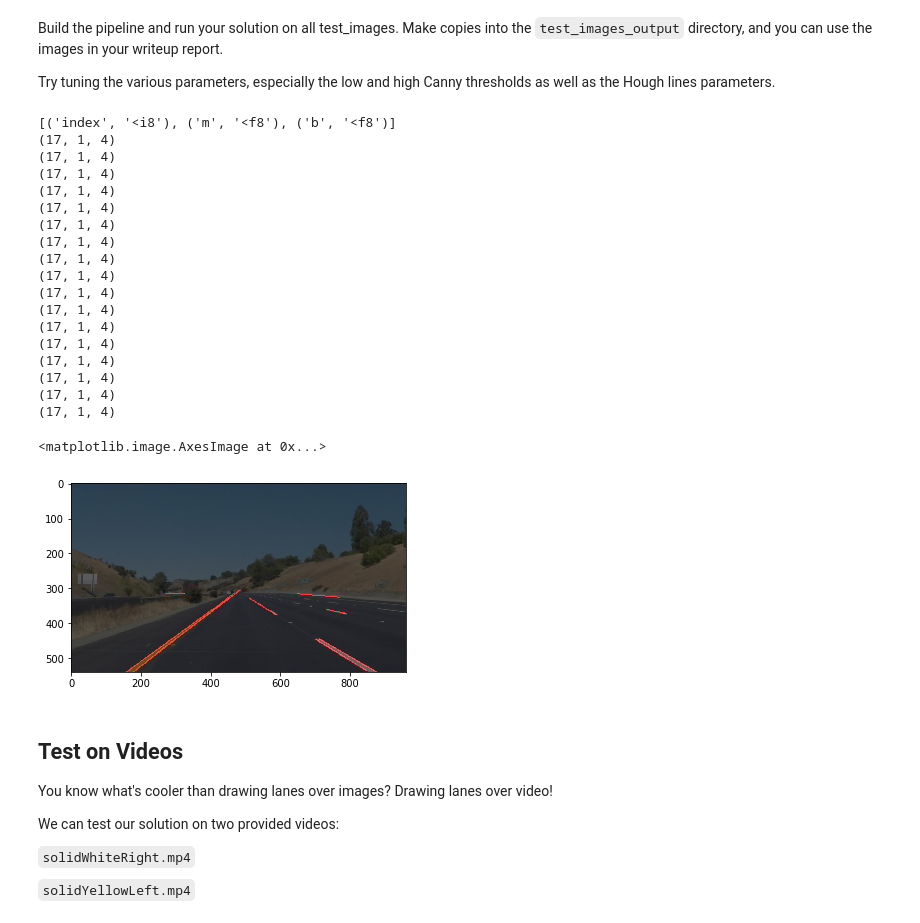
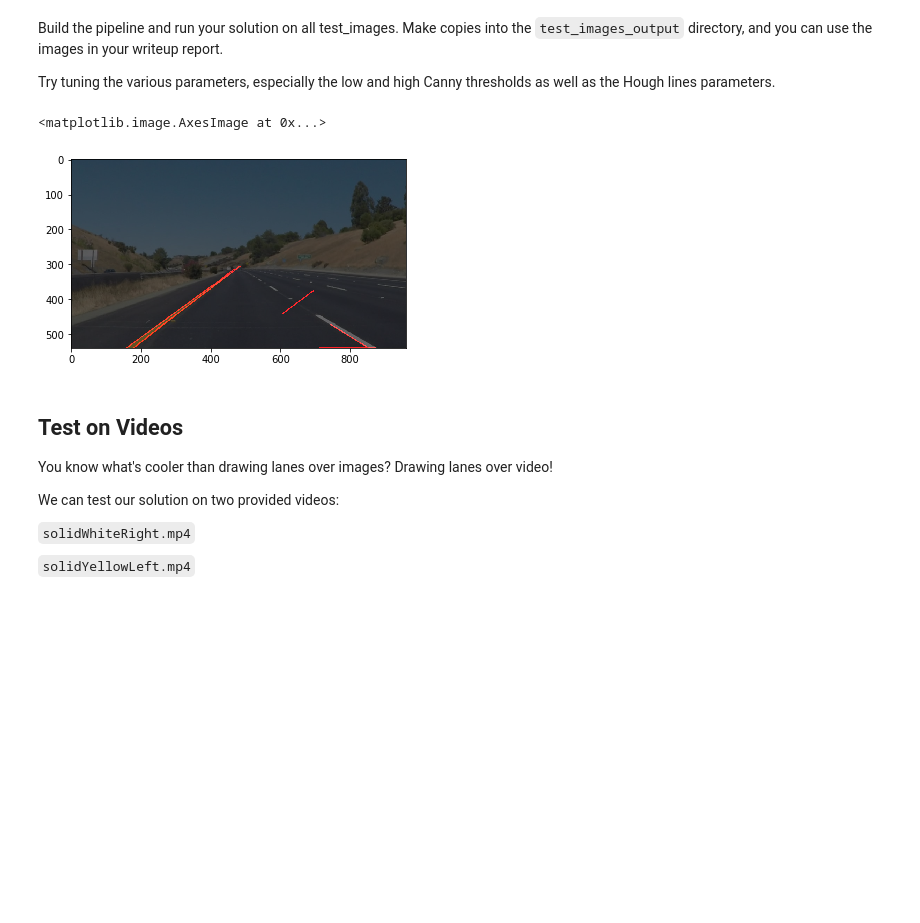
Before and after one commit to manuzagra/finding-lane-lines, a Jupyter notebook: P1.ipynb, the cells around one changed output. Saved outputs shown, nothing was run; the diff lists cells and outputs as text; code cells hidden in the pictures; blank space fills up the shorter version.

Commit message:
merging lines, but not really well

```diff
--- a/P1.ipynb
+++ b/P1.ipynb
@@ -196 +282,37 @@ Try tuning the various parameters, especially the low and high Canny thresholds
+# %%
+def filter_lines(lines_p):
+    """
+    `lines` should be the output of a HoughLinesP function.
+
+    Returns only valid lines.
+    """
+    # TODO create a nice definition
+
+    # Create an array with both configurations of the lines
+    lines = np.zeros(shape=(lines_p.shape[0], lines_p.shape[1], 1),
+                     dtype=[('x1', np.int16), ('y1', np.int16), ('x2', np.int16), ('y2', np.int16),
+                            ('m', np.float16), ('b', np.float16)])
+
+    # Transform each line and filter by slope
+    filled = []
+    for index in range(0, lines_p.shape[0]):
+        l = line_redundant_definition(lines_p[index])
+        if filter_by_slope(l):
+            lines[index, 0, :] = l
+            filled.append(index)
+    lines = lines[filled]
+
+    # combine similar lines by their definition in points
+    lines[:,0,0].sort(order='x1')
+    lines = combine_close_lines(lines)
+
+    # combine similar lines by their definition in slope
+    lines[:,0,0].sort(order='m')
+    #lines = combine_close_lines(lines)
+
+    l = np.empty(shape=(lines.shape[0], lines_p.shape[1], lines_p.shape[2]), dtype=np.int16)
+    for index in range(lines.shape[0]):
+        for i in range(4):
+            l[index,0,i] = lines[index,0,0][i]
+    return l
 # %%
@@ -243,55 +346,37 @@ def finding_lane_lines(imgage):
 
     # Create a copy of the image to work with the copy
     img = np.copy(image)
 
     # Convert the image to gray scale
     img_gray = grayscale(img)
 
     # Smooth the image convoluting it with a gaussian kernel
     img_gray_blur = gaussian_blur(img_gray, gaussian_kernel_size)
 
     # Calculate the edges using canny function
     img_gray_blur_canny = canny(img_gray_blur, canny_low_threshold, canny_high_threshold)
 
     # Calculate the Hough transform, look for lines, filtre them and create an image with the lines
     lines = cv2.HoughLinesP(img_gray_blur_canny, hough_rho, hough_theta, hough_threshold, np.array([]), minLineLength=hough_min_line_len, maxLineGap=hough_max_line_gap)
-    lines_filtered = detect_lane_lines(lines)
+    lines_filtered = filter_lines(lines)
     img_lines = create_img_lines(lines_filtered, img.shape)
-    # img_lines = hough_lines(img_gray_blur_canny, hough_rho, hough_theta, hough_threshold, hough_min_line_len, hough_max_line_gap)
+    #img_lines = hough_lines(img_gray_blur_canny, hough_rho, hough_theta, hough_threshold, hough_min_line_len, hough_max_line_gap)
 
     # Create the vertices of the mask for the ROI
     vertices = np.array([ [ (img.shape[1], img.shape[0]), (0, img.shape[0]), (img.shape[1]*1/4, img.shape[0]/2), (img.shape[1]*3/4, img.shape[0]/2)] ], np.int32)
 
     # Mask the image
     img_lines_roi = region_of_interest(img_lines, vertices)
 
     return img_lines_roi
 
 
 image = mpimg.imread(os.path.join('test_images', os.listdir("test_images/")[0]))
 processed_image = finding_lane_lines(image)
 plt.imshow(weighted_img(processed_image, image, α=0.4, β=1., γ=0.), cmap='gray')
 # %% [output]
-[('index', '<i8'), ('m', '<f8'), ('b', '<f8')]
-(17, 1, 4)
-(17, 1, 4)
-(17, 1, 4)
-(17, 1, 4)
-(17, 1, 4)
-(17, 1, 4)
-(17, 1, 4)
-(17, 1, 4)
-(17, 1, 4)
-(17, 1, 4)
-(17, 1, 4)
-(17, 1, 4)
-(17, 1, 4)
-(17, 1, 4)
-(17, 1, 4)
-(17, 1, 4)
-(17, 1, 4)
+<matplotlib.image.AxesImage at 0x...>
-<matplotlib.image.AxesImage at 0x...>
-[figure, old version]
+[figure, new version]
 # %%
 for img in os.listdir("test_images/"):
     image = mpimg.imread(os.path.join('test_images', img))
```
Also changed, not shown: parts of 4 cells of this notebook.
